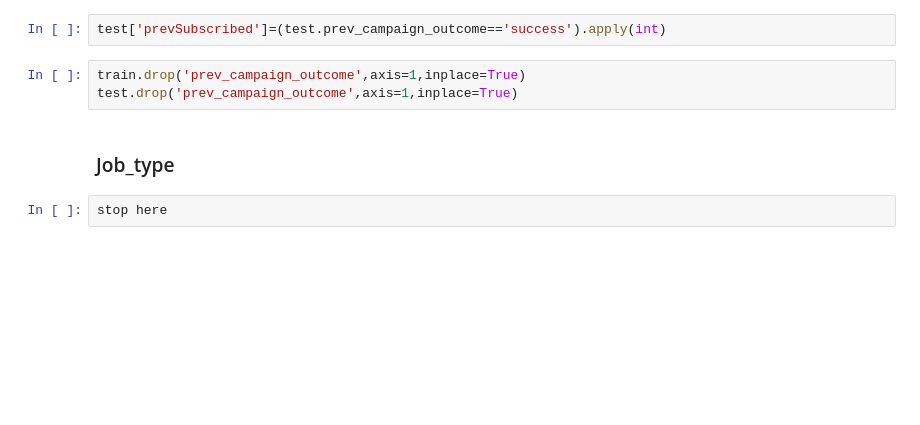
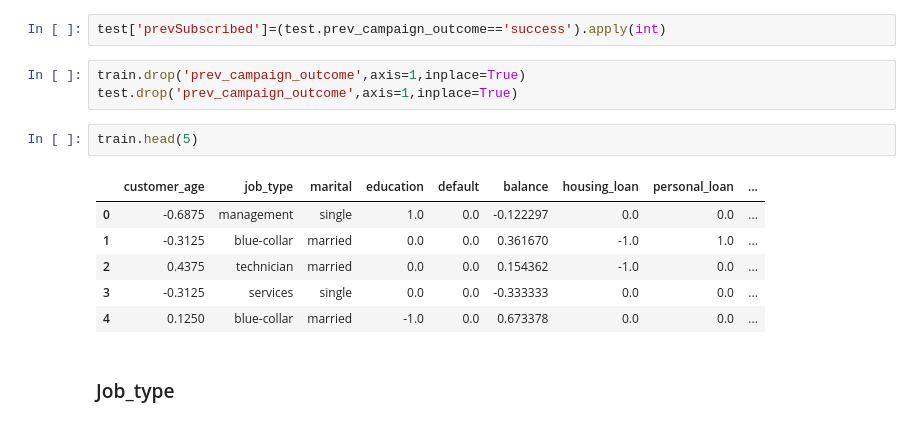
Before and after one commit to faisal-git/Intelligent_Target, a Jupyter notebook: Intelligent Targeting.ipynb, the cells around one changed output. Cells and saved outputs as stored; diff of their text form; blank space fills up the shorter version.

```diff
--- a/Intelligent Targeting.ipynb
+++ b/Intelligent Targeting.ipynb
@@ -799,7 +789,14 @@ test['prevSubscribed']=(test.prev_campaign_outcome=='success').apply(int)
 # %%
 train.drop('prev_campaign_outcome',axis=1,inplace=True)
 test.drop('prev_campaign_outcome',axis=1,inplace=True)
+# %%
+train.head(5)
+# %% [output]
+|  | customer_age | job_type | marital | education | default | balance | housing_loan | personal_loan | ... |
+| 0 | -0.6875 | management | single | 1.0 | 0.0 | -0.122297 | 0.0 | 0.0 | ... |
+| 1 | -0.3125 | blue-collar | married | 0.0 | 0.0 | 0.361670 | -1.0 | 1.0 | ... |
+| 2 | 0.4375 | technician | married | 0.0 | 0.0 | 0.154362 | -1.0 | 0.0 | ... |
+| 3 | -0.3125 | services | single | 0.0 | 0.0 | -0.333333 | 0.0 | 0.0 | ... |
+| 4 | 0.1250 | blue-collar | married | -1.0 | 0.0 | 0.673378 | 0.0 | 0.0 | ... |
 # %% [markdown]
 ### Job_type
-# %%
-stop here
```
Also changed, not shown: parts of 9 cells of this notebook.
